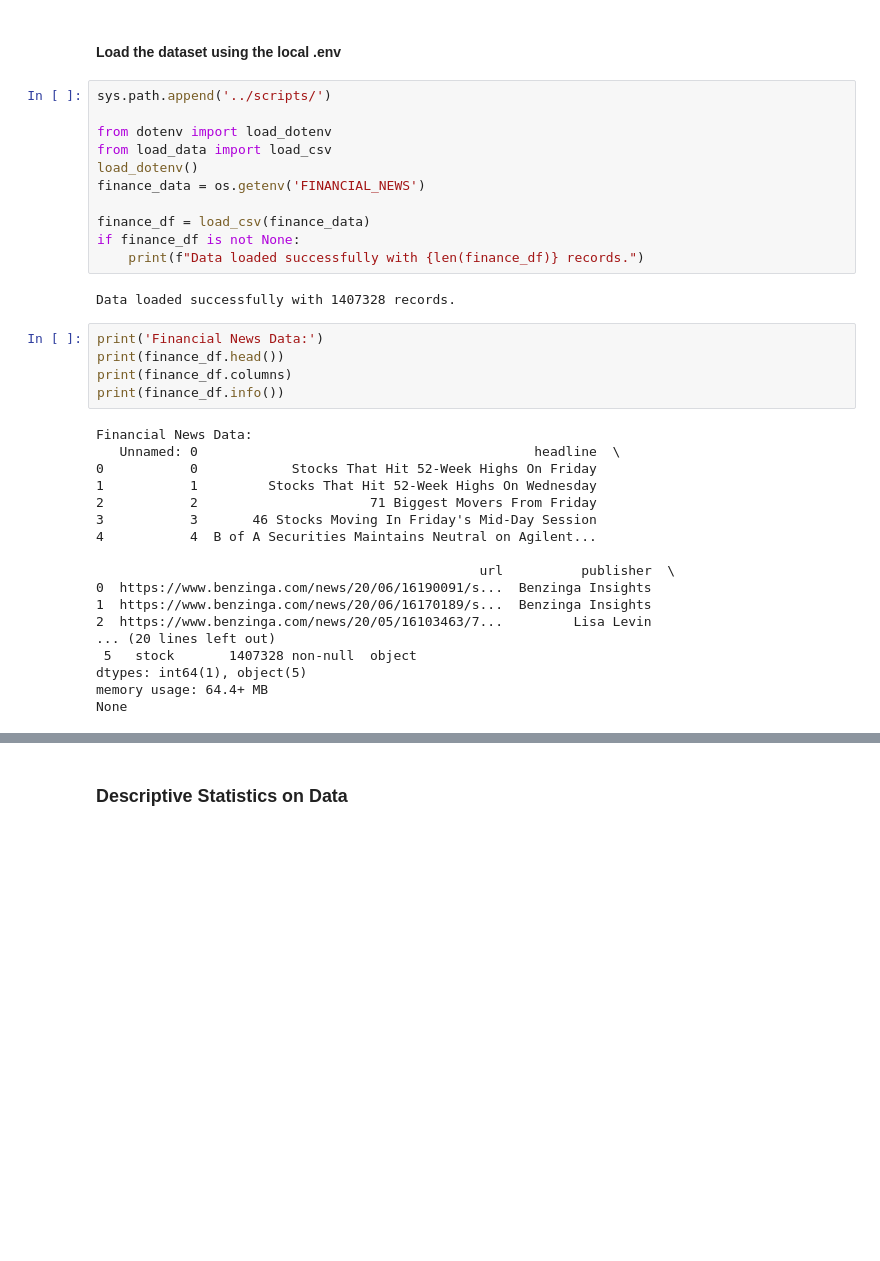
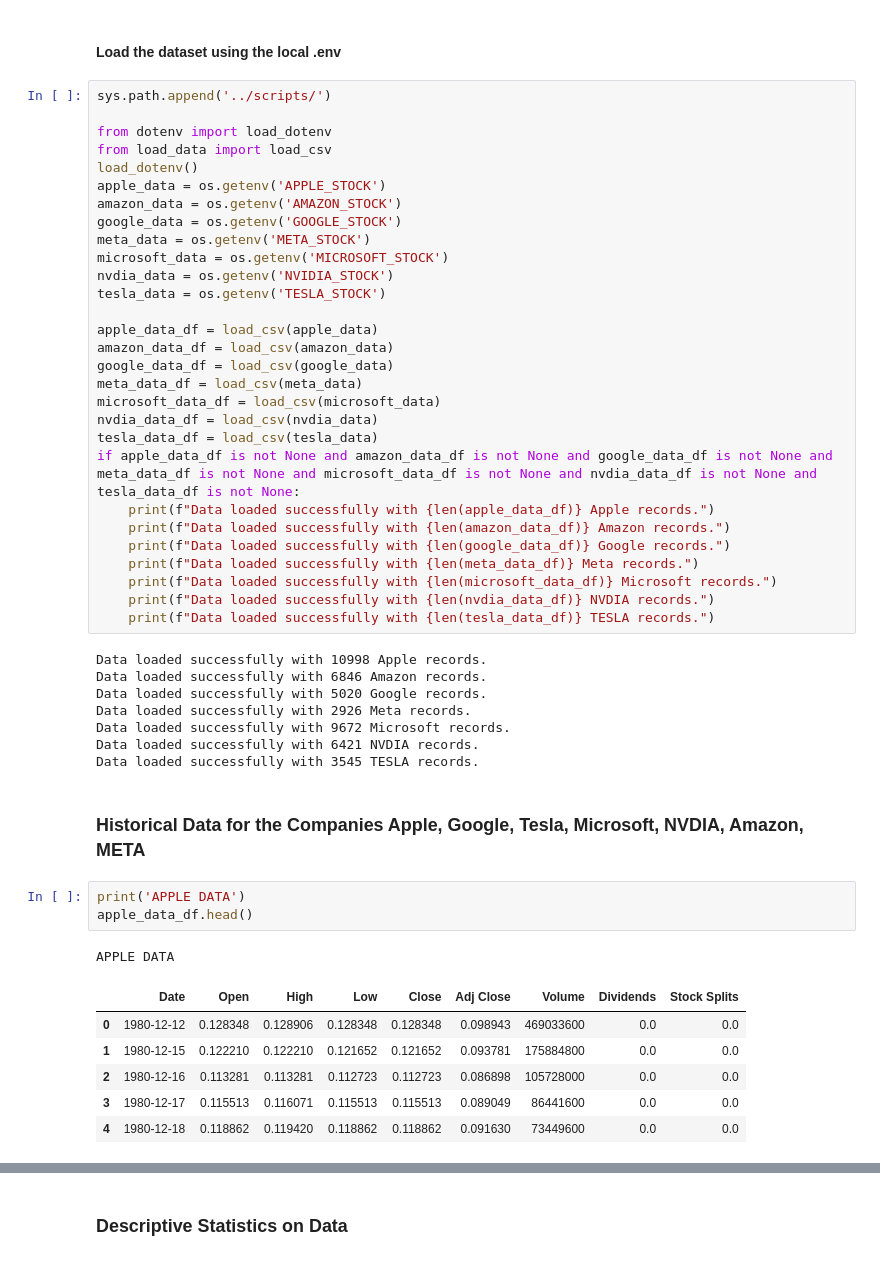
Before and after one commit to tegbiye/sentiment-analysis-stock-week1, a Jupyter notebook: notebooks/quantitative_analysis.ipynb, the cells around one changed output, grey strips where cells are left out. Saved outputs shown, nothing was run; the diff lists cells and outputs as text; blank space fills up the shorter version.

```diff
--- a/notebooks/quantitative_analysis.ipynb
+++ b/notebooks/quantitative_analysis.ipynb
@@ -14,33 +17,47 @@ sys.path.append('../scripts/')
 from dotenv import load_dotenv
 from load_data import load_csv
 load_dotenv()
-finance_data = os.getenv('FINANCIAL_NEWS')
+apple_data = os.getenv('APPLE_STOCK')
+amazon_data = os.getenv('AMAZON_STOCK')
+google_data = os.getenv('GOOGLE_STOCK')
+meta_data = os.getenv('META_STOCK')
+microsoft_data = os.getenv('MICROSOFT_STOCK')
+nvdia_data = os.getenv('NVIDIA_STOCK')
+tesla_data = os.getenv('TESLA_STOCK')
 
-finance_df = load_csv(finance_data)
-if finance_df is not None:
-    print(f"Data loaded successfully with {len(finance_df)} records.")
+apple_data_df = load_csv(apple_data)
+amazon_data_df = load_csv(amazon_data)
+google_data_df = load_csv(google_data)
+meta_data_df = load_csv(meta_data)
+microsoft_data_df = load_csv(microsoft_data)
+nvdia_data_df = load_csv(nvdia_data)
+tesla_data_df = load_csv(tesla_data)
+if apple_data_df is not None and amazon_data_df is not None and google_data_df is not None and meta_data_df is not None and microsoft_data_df is not None and nvdia_data_df is not None and tesla_data_df is not None:
+    print(f"Data loaded successfully with {len(apple_data_df)} Apple records.")
+    print(f"Data loaded successfully with {len(amazon_data_df)} Amazon records.")
+    print(f"Data loaded successfully with {len(google_data_df)} Google records.")
+    print(f"Data loaded successfully with {len(meta_data_df)} Meta records.")
+    print(f"Data loaded successfully with {len(microsoft_data_df)} Microsoft records.")
+    print(f"Data loaded successfully with {len(nvdia_data_df)} NVDIA records.")
+    print(f"Data loaded successfully with {len(tesla_data_df)} TESLA records.")
 # %% [output]
-Data loaded successfully with 1407328 records.
+Data loaded successfully with 10998 Apple records.
+Data loaded successfully with 6846 Amazon records.
+Data loaded successfully with 5020 Google records.
+Data loaded successfully with 2926 Meta records.
+Data loaded successfully with 9672 Microsoft records.
+Data loaded successfully with 6421 NVDIA records.
+Data loaded successfully with 3545 TESLA records.
+# %% [markdown]
+### Historical Data for the Companies Apple, Google, Tesla, Microsoft, NVDIA, Amazon, META
 # %%
-print('Financial News Data:')
-print(finance_df.head())
-print(finance_df.columns)
-print(finance_df.info())
+print('APPLE DATA')
+apple_data_df.head()
 # %% [output]
-Financial News Data:
-   Unnamed: 0                                           headline  \
-0           0            Stocks That Hit 52-Week Highs On Friday
-1           1         Stocks That Hit 52-Week Highs On Wednesday
-2           2                      71 Biggest Movers From Friday
-3           3       46 Stocks Moving In Friday's Mid-Day Session
-4           4  B of A Securities Maintains Neutral on Agilent...
-
-                                                 url          publisher  \
-0  https://www.benzinga.com/news/20/06/16190091/s...  Benzinga Insights
-1  https://www.benzinga.com/news/20/06/16170189/s...  Benzinga Insights
-2  https://www.benzinga.com/news/20/05/16103463/7...         Lisa Levin
-... (20 lines left out)
- 5   stock       1407328 non-null  object
-dtypes: int64(1), object(5)
-memory usage: 64.4+ MB
-None
+APPLE DATA
+|  | Date | Open | High | Low | Close | Adj Close | Volume | Dividends | Stock Splits |
+| 0 | 1980-12-12 | 0.128348 | 0.128906 | 0.128348 | 0.128348 | 0.098943 | 469033600 | 0.0 | 0.0 |
+| 1 | 1980-12-15 | 0.122210 | 0.122210 | 0.121652 | 0.121652 | 0.093781 | 175884800 | 0.0 | 0.0 |
+| 2 | 1980-12-16 | 0.113281 | 0.113281 | 0.112723 | 0.112723 | 0.086898 | 105728000 | 0.0 | 0.0 |
+| 3 | 1980-12-17 | 0.115513 | 0.116071 | 0.115513 | 0.115513 | 0.089049 | 86441600 | 0.0 | 0.0 |
+| 4 | 1980-12-18 | 0.118862 | 0.119420 | 0.118862 | 0.118862 | 0.091630 | 73449600 | 0.0 | 0.0 |
```
Also changed, not shown: parts of 12 cells of this notebook.
